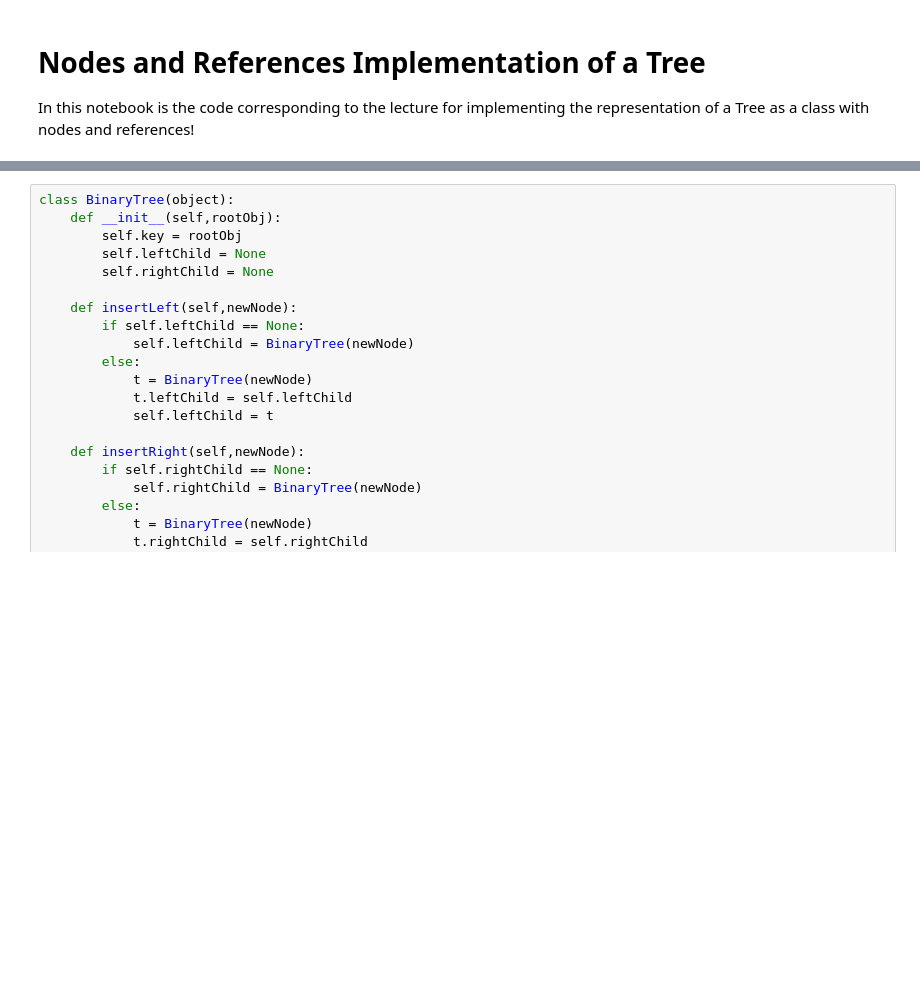
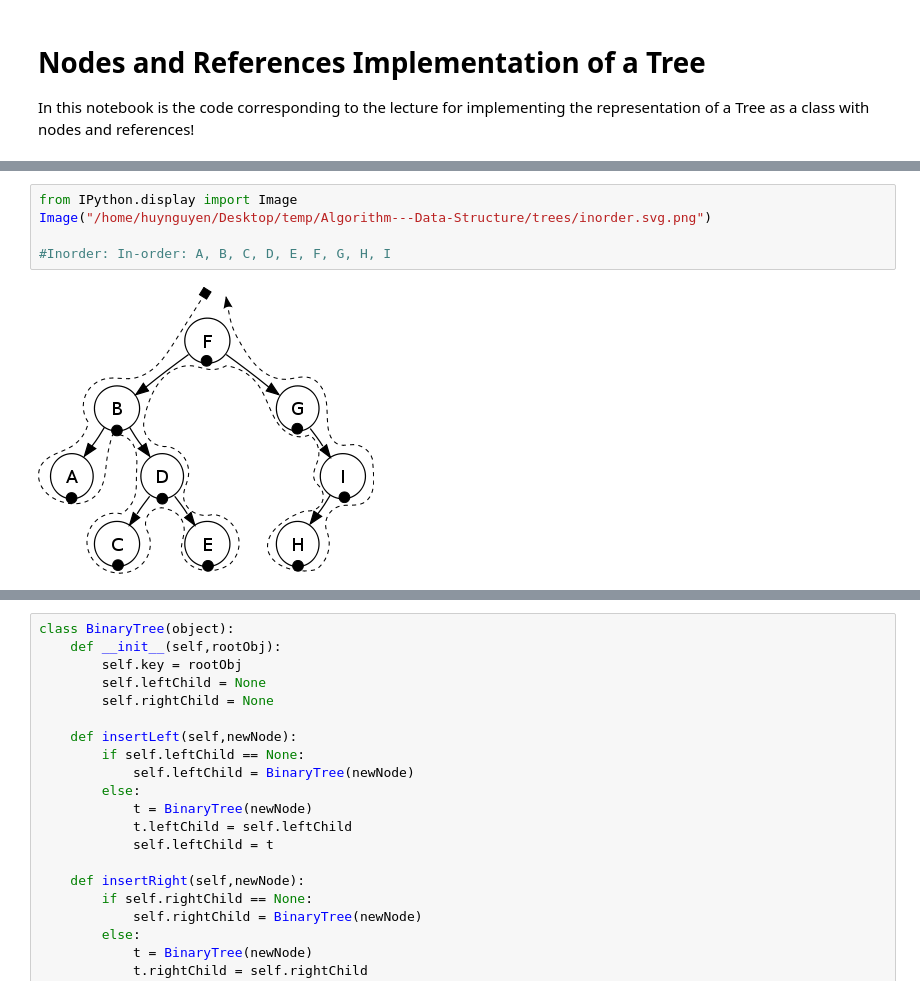
Before and after one commit to lx-production/Algorithm---Data-Structure, a Jupyter notebook: trees/Tree Representation Implementation (Nodes and References).ipynb, the cells around one changed output, grey strips where cells are left out. Drawn from its saved outputs; the diff is of its cells as text; blank space fills up the shorter version.

```diff
--- a/trees/Tree Representation Implementation (Nodes and References).ipynb
+++ b/trees/Tree Representation Implementation (Nodes and References).ipynb
@@ -4,0 +11,7 @@ In this notebook is the code corresponding to the lecture for implementing the r
+# %%
+from IPython.display import Image
+Image("/home/huynguyen/Desktop/temp/Algorithm---Data-Structure/trees/inorder.svg.png")
+
+#Inorder: In-order: A, B, C, D, E, F, G, H, I
+# %% [output]
+[figure, added]
```
Also changed, not shown: parts of 3 cells of this notebook, 5 other files.
